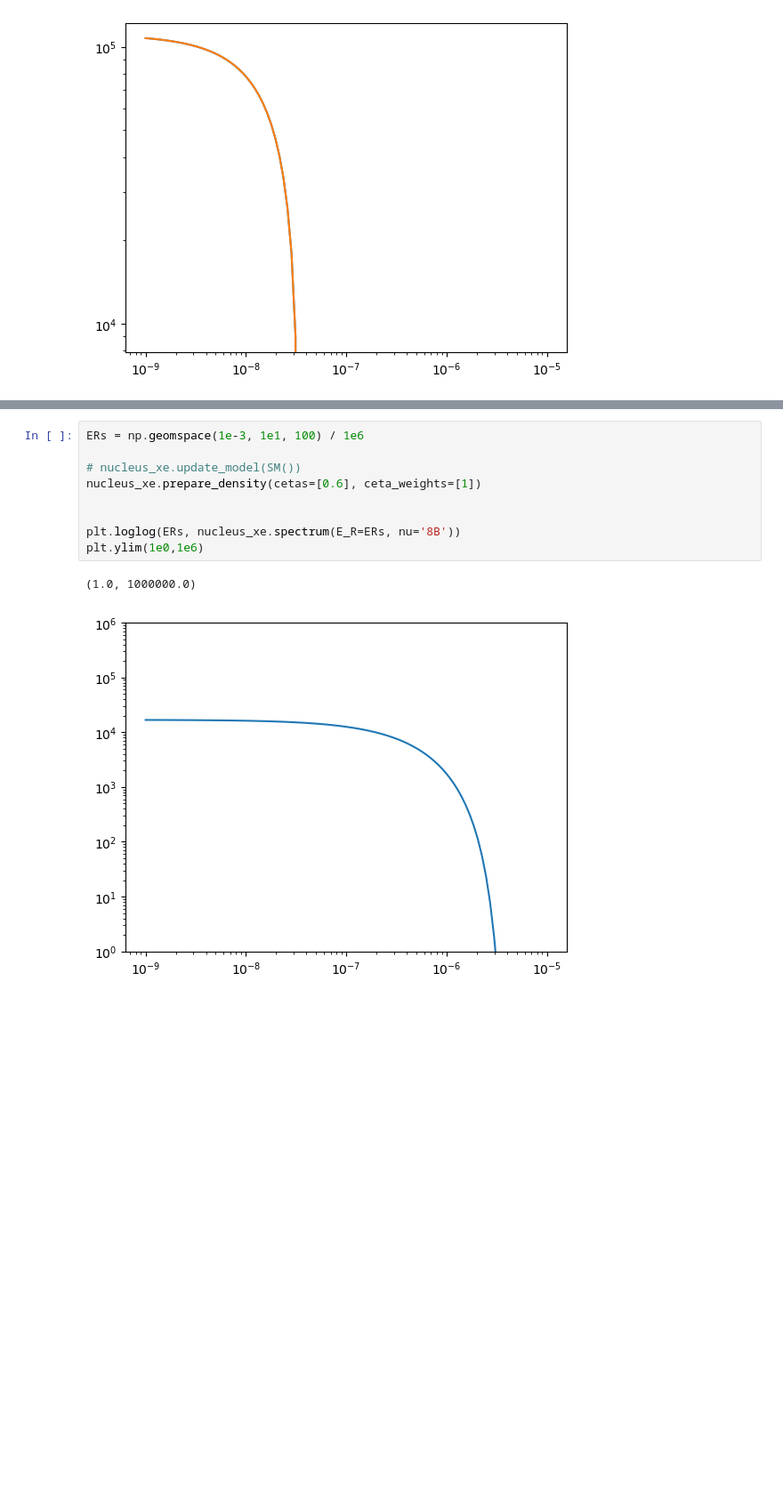
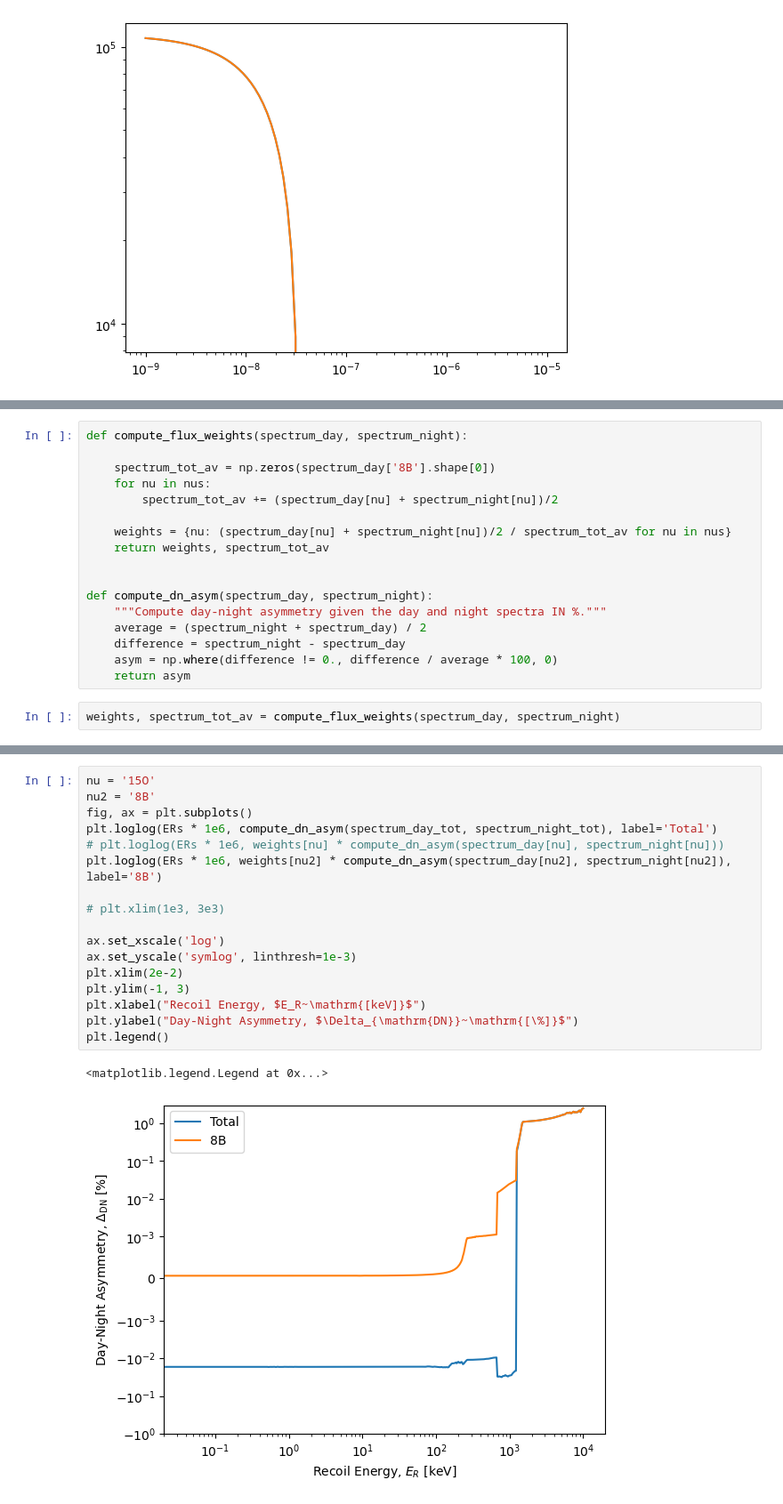
Before and after one commit to SNuDD/SNuDD, a Jupyter notebook: notebooks/density_test.ipynb, the cells around one changed output, grey strips where cells are left out. Shown at 89% size. Saved outputs shown, nothing was run; the diff lists cells and outputs as text; blank space fills up the shorter version.

Commit message:
Update density_test ntoebook with d-n diffs

```diff
--- a/notebooks/density_test.ipynb
+++ b/notebooks/density_test.ipynb
@@ -138,0 +161,19 @@ plt.semilogx(ERs, 1-spec_vac/spec_mat)
+# %%
+def compute_flux_weights(spectrum_day, spectrum_night):
+
+    spectrum_tot_av = np.zeros(spectrum_day['8B'].shape[0])
+    for nu in nus:
+        spectrum_tot_av += (spectrum_day[nu] + spectrum_night[nu])/2
+
+    weights = {nu: (spectrum_day[nu] + spectrum_night[nu])/2 / spectrum_tot_av for nu in nus}
+    return weights, spectrum_tot_av
+
+
+def compute_dn_asym(spectrum_day, spectrum_night):
+    """Compute day-night asymmetry given the day and night spectra IN %."""
+    average = (spectrum_night + spectrum_day) / 2
+    difference = spectrum_night - spectrum_day
+    asym = np.where(difference != 0., difference / average * 100, 0)
+    return asym
+# %%
+weights, spectrum_tot_av = compute_flux_weights(spectrum_day, spectrum_night)
@@ -139,12 +204,20 @@ plt.semilogx(ERs, 1-spec_vac/spec_mat)
 # %%
-ERs = np.geomspace(1e-3, 1e1, 100) / 1e6
+nu = '15O'
+nu2 = '8B'
+fig, ax = plt.subplots()
+plt.loglog(ERs * 1e6, compute_dn_asym(spectrum_day_tot, spectrum_night_tot), label='Total')
+# plt.loglog(ERs * 1e6, weights[nu] * compute_dn_asym(spectrum_day[nu], spectrum_night[nu]))
+plt.loglog(ERs * 1e6, weights[nu2] * compute_dn_asym(spectrum_day[nu2], spectrum_night[nu2]), label='8B')
 
-# nucleus_xe.update_model(SM())
-nucleus_xe.prepare_density(cetas=[0.6], ceta_weights=[1])
+# plt.xlim(1e3, 3e3)
 
-
-plt.loglog(ERs, nucleus_xe.spectrum(E_R=ERs, nu='8B'))
-plt.ylim(1e0,1e6)
+ax.set_xscale('log')
+ax.set_yscale('symlog', linthresh=1e-3)
+plt.xlim(2e-2)
+plt.ylim(-1, 3)
+plt.xlabel("Recoil Energy, $E_R~\mathrm{[keV]}$")
+plt.ylabel("Day-Night Asymmetry, $\Delta_{\mathrm{DN}}~\mathrm{[\%]}$")
+plt.legend()
 # %% [output]
-(1.0, 1000000.0)
+<matplotlib.legend.Legend at 0x...>
-[figure, old version]
+[figure, new version]
```
Also changed, not shown: parts of 13 cells of this notebook.
